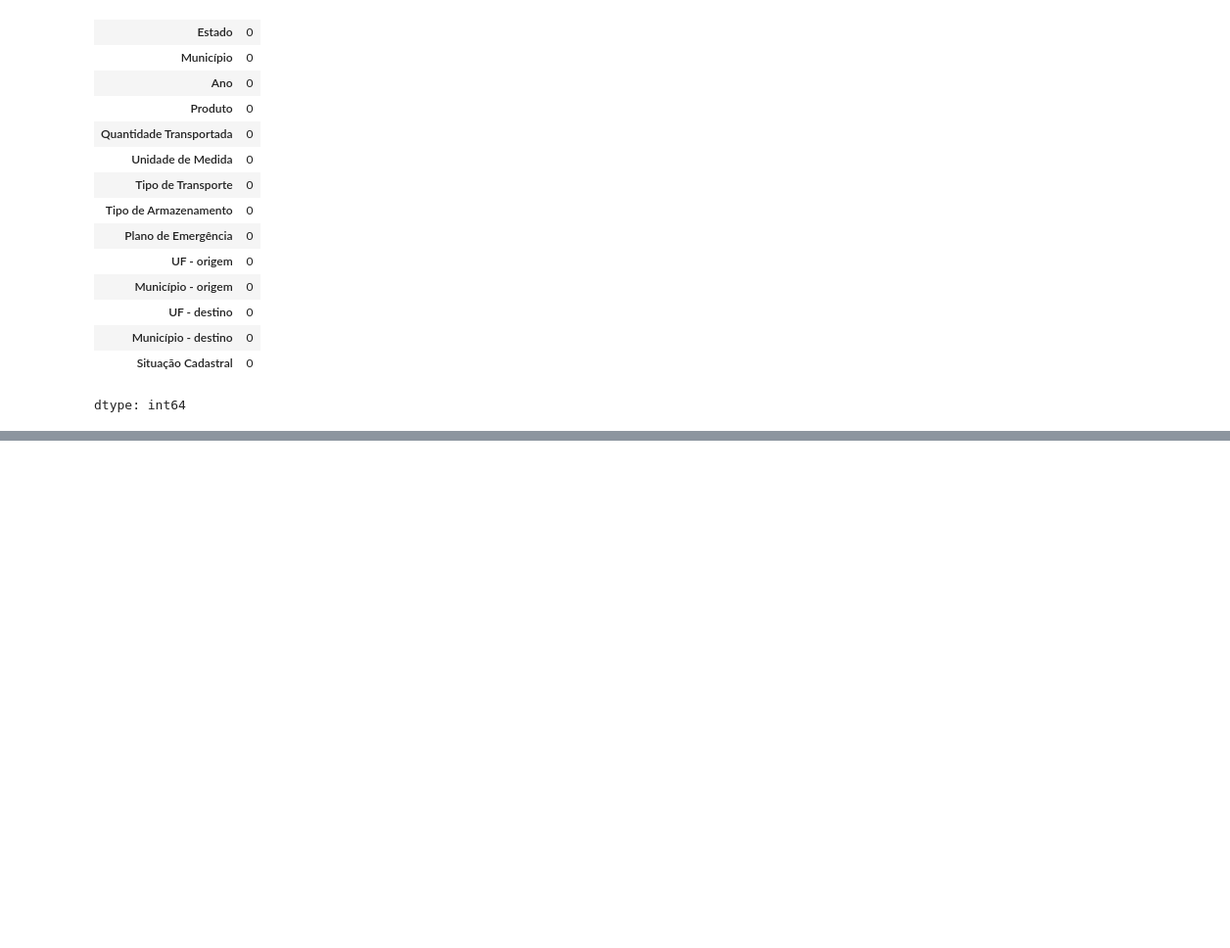
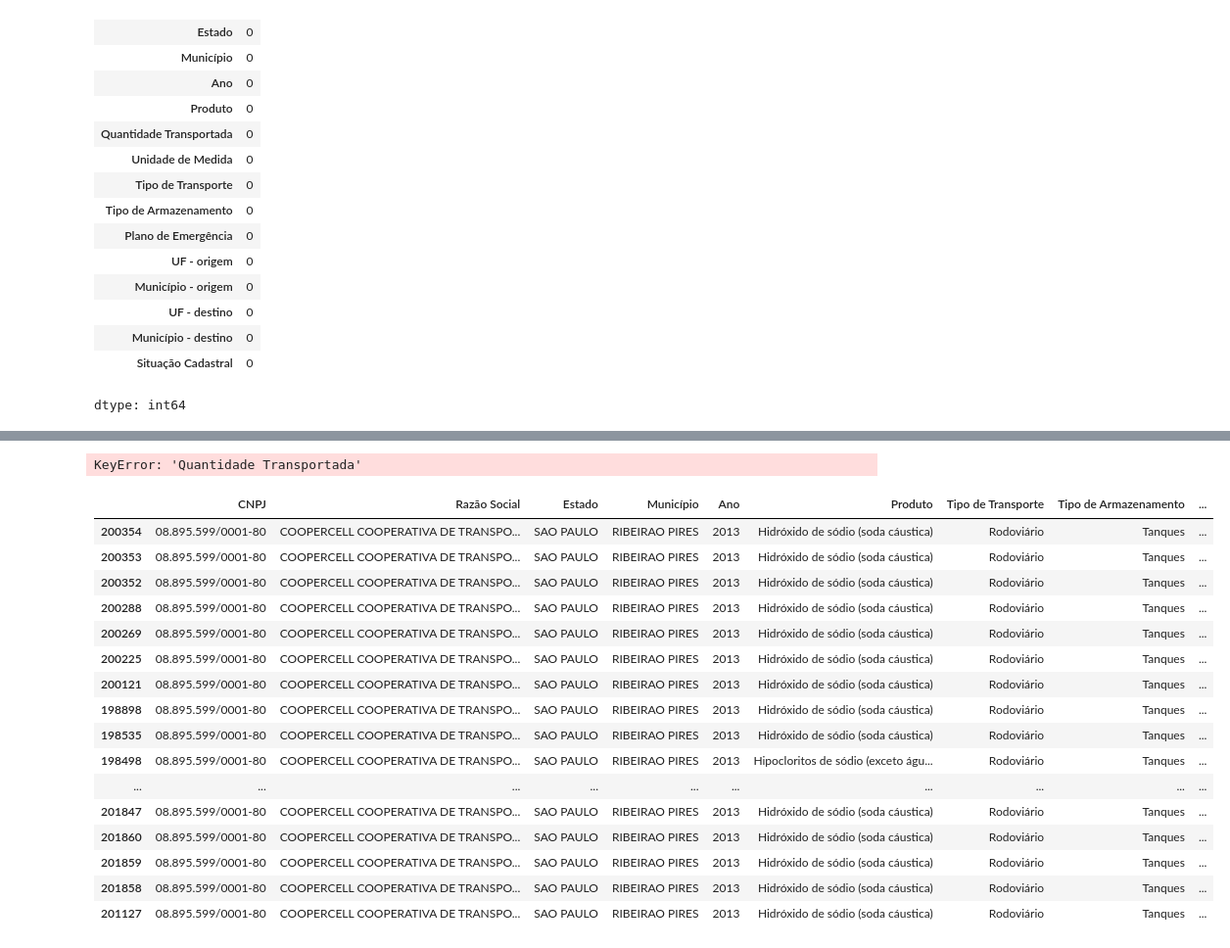
Before and after one commit to Lucasdz-7/Projeto-Integrador-2, a Jupyter notebook: CódigoAPi2.ipynb, the cells around one changed output, grey strips where cells are left out. Shown at 98% size. Drawn from its saved outputs; the diff is of its cells as text; code cells hidden in the pictures; blank space fills up the shorter version.

Commit message:
convertendo medidas

```diff
--- a/CódigoAPi2.ipynb
+++ b/CódigoAPi2.ipynb
@@ -29,8 +12,7 @@ Git LFS initialized.
 # %%
 # Criando Dataframes
 
-csv_path = "Dados Base/dados_ibama.csv"
-Dados_IBAMA = pd.read_csv(csv_path, low_memory=False, sep=';', encoding='UTF-8')
+Dados_IBAMA = pd.read_csv(DadosIbama, low_memory=False, sep=';', encoding='utf-8')
 # %%
 Dados_IBAMA.head(10)
 # %%
@@ -92,5 +74,5 @@ dtype: int64
 # Apenas unidades de medidas de kg e litros
 
 Dados_IBAMA_teste = Dados_IBAMA_teste.query(
-    "`Unidade de Medida` in ['Grama', 'kilogramas', 'Litro', 'Metro Cúbico', 'Militro', 'Miligrama', 'Tonelada']"
+    "`Unidade de Medida` in ['kilogramas', 'Litro', 'Metro Cúbico',  'Tonelada']"
 )
@@ -178,2 +132,60 @@ print(Dados_IBAMA_teste[['Quantidade Transportada','Unidade de Medida','qntd_Kg'
+# %%
+# Inicializa colunas novas
+Dados_IBAMA_teste['qntd_Litros'] = 0.0
+Dados_IBAMA_teste['qntd_Kg'] = 0.0
+
+def normalizar(row):
+    valor = row['Quantidade Transportada']
+    unidade = str(row['Unidade de Medida']).strip()  # mantém maiúsculas/minúsculas conforme estão
+
+    # tenta converter para float
+    try:
+        valor = float(str(valor).replace(',', '.'))
+    except:
+        valor = 0.0
+
+    # --- CONVERSÃO PARA LITRO ---
+    if unidade in ['Metro Cúbico']:
+        row['Quantidade Transportada'] = valor * 1000
+        row['Unidade de Medida'] = 'Litro'
+
+    # --- CONVERSÃO PARA KILOGRAMA ---
+    elif unidade in ['Tonelada']:
+        row['Unidade de Medida'] = 'kilogramas'
+
+    return row
+
+# Aplica a normalização
+Dados_IBAMA_teste = Dados_IBAMA_teste.apply(normalizar, axis=1)
+
+# Preenche as colunas finais
+Dados_IBAMA_teste.loc[Dados_IBAMA_teste['Unidade de Medida'] == 'Litro', 'qntd_Litros'] = Dados_IBAMA_teste['Quantidade Transportada']
+Dados_IBAMA_teste.loc[Dados_IBAMA_teste['Unidade de Medida'] == 'kilogramas', 'qntd_Kg'] = Dados_IBAMA_teste['Quantidade Transportada']
+
+# Remove as colunas antigas
+Dados_IBAMA_teste = Dados_IBAMA_teste.drop(columns=['Quantidade Transportada', 'Unidade de Medida'])
+
+# Visualiza resultado
+print(Dados_IBAMA_teste[['qntd_Litros','qntd_Kg']].head(10))
+# %% [output]
+KeyError: 'Quantidade Transportada'
 # %%
-Dados_IBAMA_teste.head(10)
+Dados_IBAMA_teste.head(20)
+# %% [output]
+|  | CNPJ | Razão Social | Estado | Município | Ano | Produto | Tipo de Transporte | Tipo de Armazenamento | ... |
+| 200354 | 08.895.599/0001-80 | COOPERCELL COOPERATIVA DE TRANSPO... | SAO PAULO | RIBEIRAO PIRES | 2013 | Hidróxido de sódio (soda cáustica) | Rodoviário | Tanques | ... |
+| 200353 | 08.895.599/0001-80 | COOPERCELL COOPERATIVA DE TRANSPO... | SAO PAULO | RIBEIRAO PIRES | 2013 | Hidróxido de sódio (soda cáustica) | Rodoviário | Tanques | ... |
+| 200352 | 08.895.599/0001-80 | COOPERCELL COOPERATIVA DE TRANSPO... | SAO PAULO | RIBEIRAO PIRES | 2013 | Hidróxido de sódio (soda cáustica) | Rodoviário | Tanques | ... |
+| 200288 | 08.895.599/0001-80 | COOPERCELL COOPERATIVA DE TRANSPO... | SAO PAULO | RIBEIRAO PIRES | 2013 | Hidróxido de sódio (soda cáustica) | Rodoviário | Tanques | ... |
+| 200269 | 08.895.599/0001-80 | COOPERCELL COOPERATIVA DE TRANSPO... | SAO PAULO | RIBEIRAO PIRES | 2013 | Hidróxido de sódio (soda cáustica) | Rodoviário | Tanques | ... |
+| 200225 | 08.895.599/0001-80 | COOPERCELL COOPERATIVA DE TRANSPO... | SAO PAULO | RIBEIRAO PIRES | 2013 | Hidróxido de sódio (soda cáustica) | Rodoviário | Tanques | ... |
+| 200121 | 08.895.599/0001-80 | COOPERCELL COOPERATIVA DE TRANSPO... | SAO PAULO | RIBEIRAO PIRES | 2013 | Hidróxido de sódio (soda cáustica) | Rodoviário | Tanques | ... |
+| 198898 | 08.895.599/0001-80 | COOPERCELL COOPERATIVA DE TRANSPO... | SAO PAULO | RIBEIRAO PIRES | 2013 | Hidróxido de sódio (soda cáustica) | Rodoviário | Tanques | ... |
+| 198535 | 08.895.599/0001-80 | COOPERCELL COOPERATIVA DE TRANSPO... | SAO PAULO | RIBEIRAO PIRES | 2013 | Hidróxido de sódio (soda cáustica) | Rodoviário | Tanques | ... |
+| 198498 | 08.895.599/0001-80 | COOPERCELL COOPERATIVA DE TRANSPO... | SAO PAULO | RIBEIRAO PIRES | 2013 | Hipocloritos de sódio (exceto águ... | Rodoviário | Tanques | ... |
+| ... | ... | ... | ... | ... | ... | ... | ... | ... | ... |
+| 201847 | 08.895.599/0001-80 | COOPERCELL COOPERATIVA DE TRANSPO... | SAO PAULO | RIBEIRAO PIRES | 2013 | Hidróxido de sódio (soda cáustica) | Rodoviário | Tanques | ... |
+| 201860 | 08.895.599/0001-80 | COOPERCELL COOPERATIVA DE TRANSPO... | SAO PAULO | RIBEIRAO PIRES | 2013 | Hidróxido de sódio (soda cáustica) | Rodoviário | Tanques | ... |
+| 201859 | 08.895.599/0001-80 | COOPERCELL COOPERATIVA DE TRANSPO... | SAO PAULO | RIBEIRAO PIRES | 2013 | Hidróxido de sódio (soda cáustica) | Rodoviário | Tanques | ... |
+| 201858 | 08.895.599/0001-80 | COOPERCELL COOPERATIVA DE TRANSPO... | SAO PAULO | RIBEIRAO PIRES | 2013 | Hidróxido de sódio (soda cáustica) | Rodoviário | Tanques | ... |
+| 201127 | 08.895.599/0001-80 | COOPERCELL COOPERATIVA DE TRANSPO... | SAO PAULO | RIBEIRAO PIRES | 2013 | Hidróxido de sódio (soda cáustica) | Rodoviário | Tanques | ... |
```
Also changed, not shown: parts of 7 cells of this notebook.
